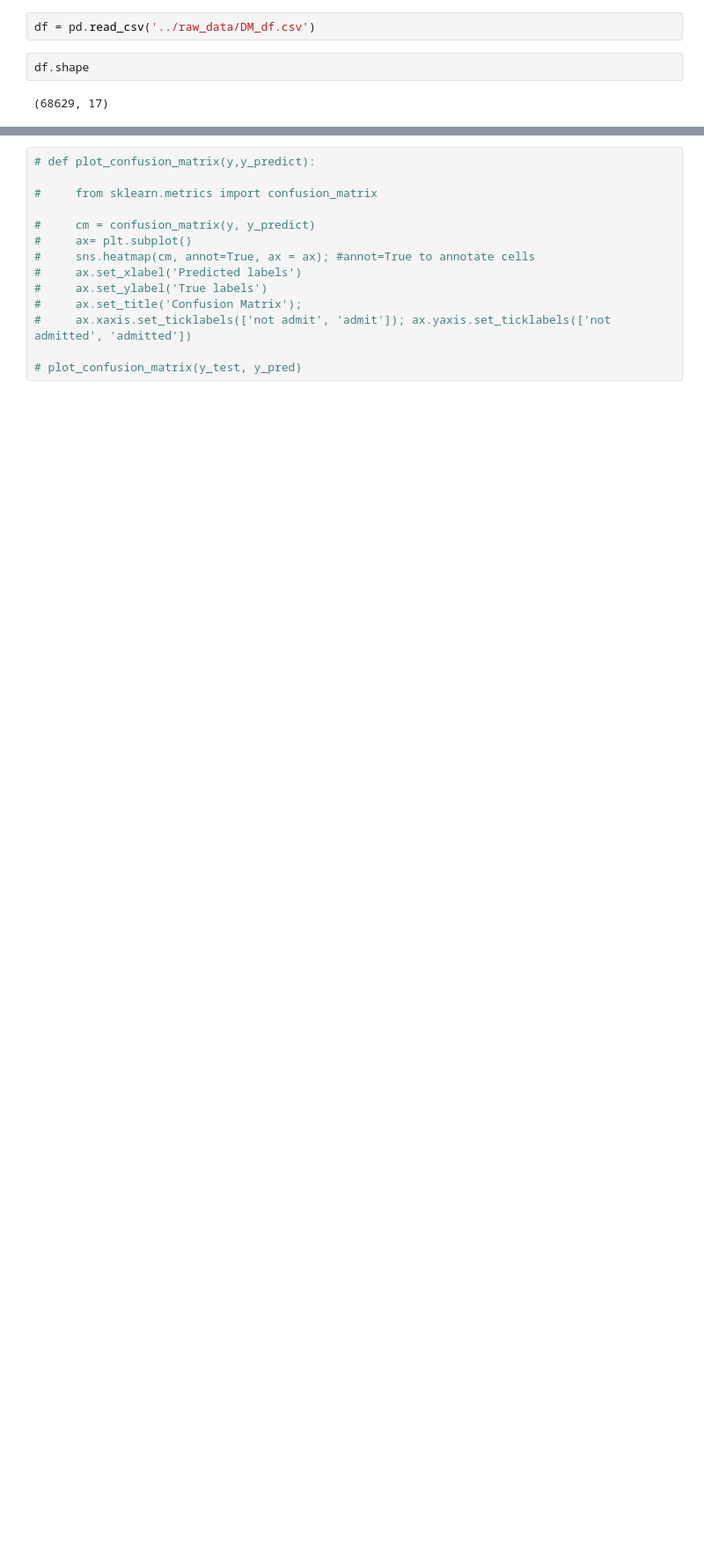
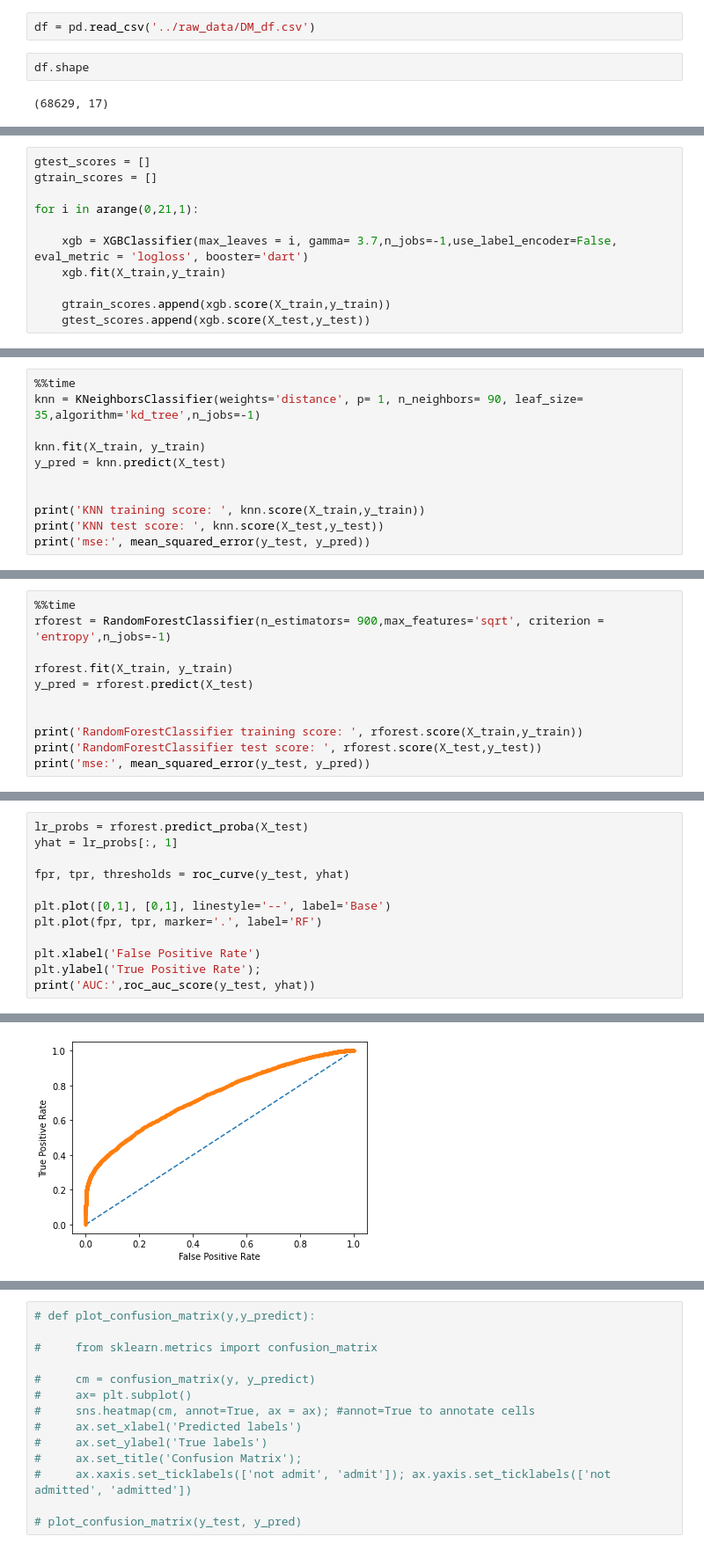
Before and after one commit to bertimoges/Diabetes_readmission_prediction, a Jupyter notebook: End_to_End_Project/Notebooks/Preprocessing and Modeling.ipynb, the cells around one changed output, grey strips where cells are left out. Shown: that part at 88% size. Cells and saved outputs as stored; diff of their text form; blank space fills up the shorter version.

```diff
--- a/End_to_End_Project/Notebooks/Preprocessing and Modeling.ipynb
+++ b/End_to_End_Project/Notebooks/Preprocessing and Modeling.ipynb
@@ -385,0 +247,11 @@ print(classification_report(y_test, y_pred))
+# %%
+gtest_scores = []
+gtrain_scores = []
+
+for i in arange(0,21,1):
+
+    xgb = XGBClassifier(max_leaves = i, gamma= 3.7,n_jobs=-1,use_label_encoder=False, eval_metric = 'logloss', booster='dart')
+    xgb.fit(X_train,y_train)
+
+    gtrain_scores.append(xgb.score(X_train,y_train))
+    gtest_scores.append(xgb.score(X_test,y_test))
@@ -385,0 +276,11 @@ print(classification_report(y_test, y_pred))
+# %%
+%%time
+knn = KNeighborsClassifier(weights='distance', p= 1, n_neighbors= 90, leaf_size= 35,algorithm='kd_tree',n_jobs=-1)
+
+knn.fit(X_train, y_train)
+y_pred = knn.predict(X_test)
+
+
+print('KNN training score: ', knn.score(X_train,y_train))
+print('KNN test score: ', knn.score(X_test,y_test))
+print('mse:', mean_squared_error(y_test, y_pred))
@@ -385,0 +333,11 @@ print(classification_report(y_test, y_pred))
+# %%
+%%time
+rforest = RandomForestClassifier(n_estimators= 900,max_features='sqrt', criterion = 'entropy',n_jobs=-1)
+
+rforest.fit(X_train, y_train)
+y_pred = rforest.predict(X_test)
+
+
+print('RandomForestClassifier training score: ', rforest.score(X_train,y_train))
+print('RandomForestClassifier test score: ', rforest.score(X_test,y_test))
+print('mse:', mean_squared_error(y_test, y_pred))
@@ -385,0 +350,13 @@ print(classification_report(y_test, y_pred))
+# %%
+lr_probs = rforest.predict_proba(X_test)
+yhat = lr_probs[:, 1]
+
+fpr, tpr, thresholds = roc_curve(y_test, yhat)
+
+plt.plot([0,1], [0,1], linestyle='--', label='Base')
+plt.plot(fpr, tpr, marker='.', label='RF')
+
+plt.xlabel('False Positive Rate')
+plt.ylabel('True Positive Rate');
+print('AUC:',roc_auc_score(y_test, yhat))
+# %% [output]
@@ -385,0 +364 @@ print(classification_report(y_test, y_pred))
+[figure, added]
```
Also changed, not shown: parts of 84 cells of this notebook.
